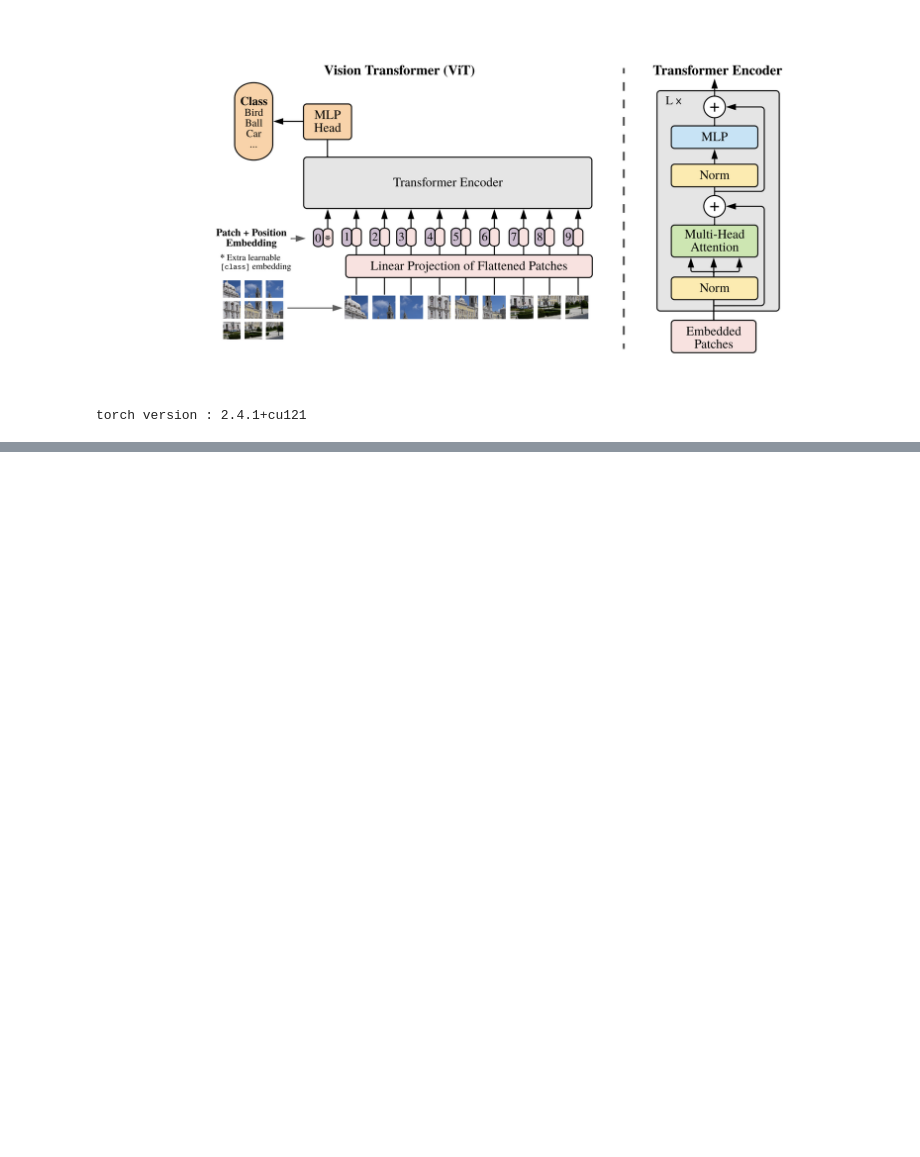
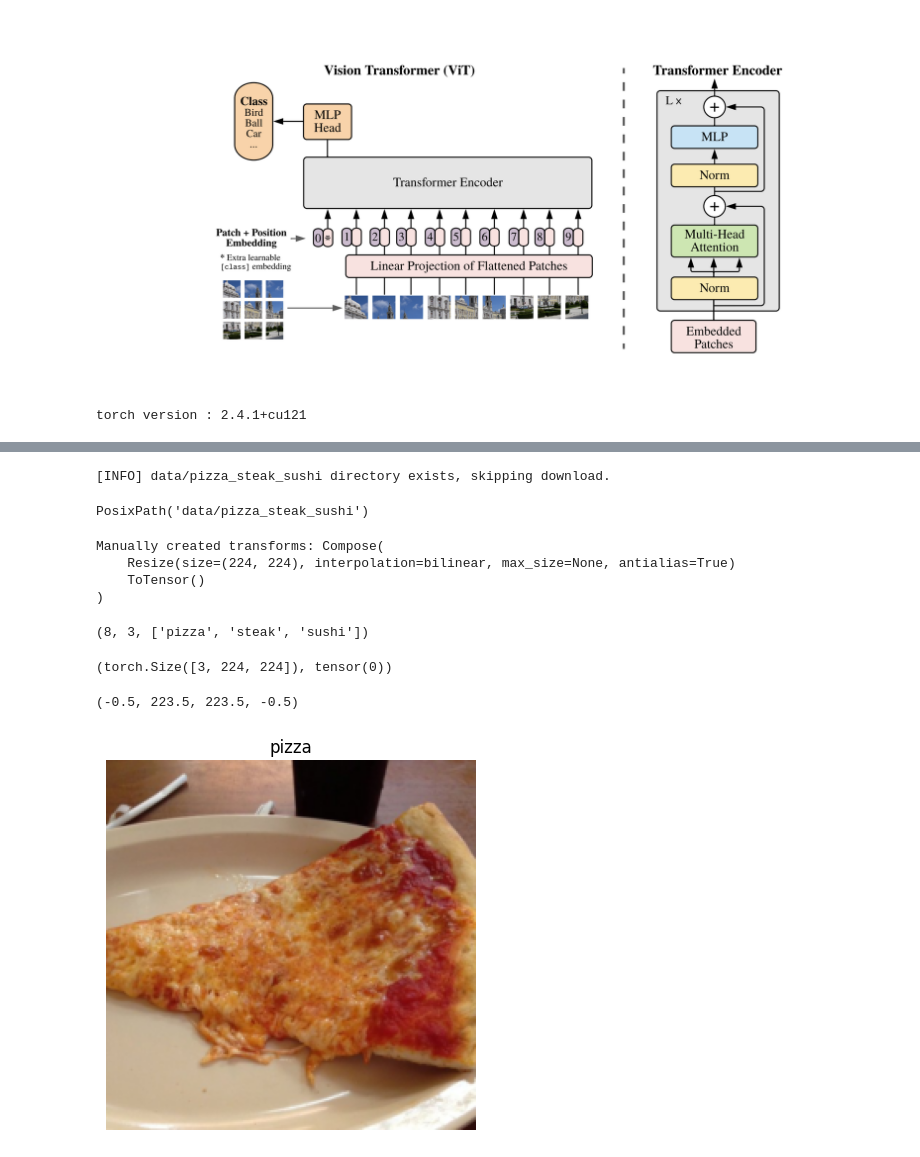
Before and after one commit to DutchVandaline/Artificial_Intelligence, a Jupyter notebook: Vision_Transformer_self_build.ipynb, the cells around one changed output, grey strips where cells are left out. Cells and saved outputs as stored; diff of their text form; code cells hidden in the pictures; blank space fills up the shorter version.

```diff
--- a/Vision_Transformer_self_build.ipynb
+++ b/Vision_Transformer_self_build.ipynb
@@ -53,2 +43,65 @@ Resolving deltas: 100% (29/29), done.
 # %%
 device = "cuda" if torch.cuda.is_available() else "cpu"
+# %%
+# Download pizza, steak, sushi images from GitHub
+image_path = download_data(source="https://github.com/mrdbourke/pytorch-deep-learning/raw/main/data/pizza_steak_sushi.zip",
+                           destination="pizza_steak_sushi")
+image_path
+# %% [output]
+[INFO] data/pizza_steak_sushi directory exists, skipping download.
+PosixPath('data/pizza_steak_sushi')
+# %%
+# Setup directory paths to train and test images
+train_dir = image_path / "train"
+test_dir = image_path / "test"
+# %%
+from torchvision import transforms
+from pytorch_modules.pytorch_modules import data_setup
+
+# Create image size
+IMG_SIZE = 224  # comes from Table 3 of the ViT paper
+
+# Create transforms pipeline
+manual_transforms = transforms.Compose([
+    transforms.Resize((IMG_SIZE, IMG_SIZE)),
+    transforms.ToTensor()
+])
+
+print(f"Manually created transforms: {manual_transforms}")
+# %% [output]
+Manually created transforms: Compose(
+    Resize(size=(224, 224), interpolation=bilinear, max_size=None, antialias=True)
+    ToTensor()
+)
+# %%
+# Create a batch size of 32 (the paper uses 4096 but this may be too big for our small model)
+BATCH_SIZE = 32
+
+# Create DataLoaders
+train_dataloader, test_dataloader, class_names = data_setup.create_dataloaders(
+    train_dir = train_dir,
+    test_dir = test_dir,
+    transform = manual_transforms,
+    batch_size = BATCH_SIZE
+)
+
+len(train_dataloader), len(test_dataloader), class_names
+# %% [output]
+(8, 3, ['pizza', 'steak', 'sushi'])
+# %%
+image_batch, label_batch = next(iter(train_dataloader))
+
+image, label = image_batch[0], label_batch[0]
+
+image.shape, label
+# %% [output]
+(torch.Size([3, 224, 224]), tensor(0))
+# %%
+import matplotlib.pyplot as plt
+
+plt.imshow(image.permute(1,2,0))
+plt.title(class_names[label])
+plt.axis(False)
+# %% [output]
+(-0.5, 223.5, 223.5, -0.5)
+[figure, added]
```
Also changed, not shown: parts of 2 cells of this notebook.
